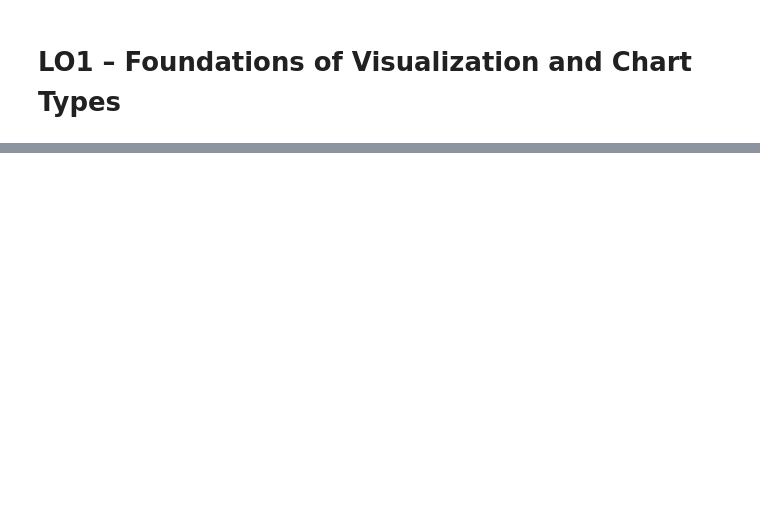
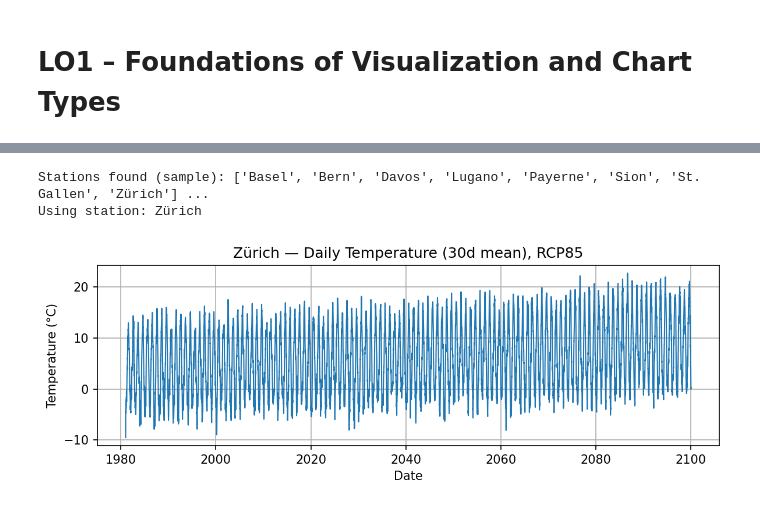
Before and after one commit to rodrigourech/gdv, a Jupyter notebook: notebooks/LO1 – Foundations of Visualization and Chart Types.ipynb, the cells around one changed output, grey strips where cells are left out. Cells and saved outputs as stored; diff of their text form; code cells hidden in the pictures; blank space fills up the shorter version.

```diff
--- a/notebooks/LO1 – Foundations of Visualization and Chart Types.ipynb
+++ b/notebooks/LO1 – Foundations of Visualization and Chart Types.ipynb
@@ -146,0 +30,44 @@ plt.show()
+# %%
+tas45 = load_climate_csv(FILES["tas_RCP45"], var_hint="tas")
+tas85 = load_climate_csv(FILES["tas_RCP85"], var_hint="tas")
+pr45  = load_climate_csv(FILES["pr_RCP45"],  var_hint="pr")
+pr85  = load_climate_csv(FILES["pr_RCP85"],  var_hint="pr")
+
+tas = pd.concat([tas45, tas85], ignore_index=True)
+pr  = pd.concat([pr45, pr85], ignore_index=True)
+
+# pick station (use preferred if available, else first)
+all_stations = (
+    tas["station"].dropna().unique().tolist() +
+    pr["station"].dropna().unique().tolist()
+)
+all_stations = [s for s in all_stations if isinstance(s, str)]
+chosen_station = next((s for s in all_stations if PREFERRED_STATION.lower() in s.lower()),
+                      (all_stations[0] if all_stations else "Unknown"))
+
+print("Stations found (sample):", sorted(list(set(all_stations)))[:10], "...")
+print("Using station:", chosen_station)
+
+tas_s = tas[tas["station"] == chosen_station].dropna(subset=["value"]).sort_values("date")
+pr_s  = pr[pr["station"] == chosen_station].dropna(subset=["value"]).sort_values("date")
+
+assert len(tas_s) > 0, "No temperature data for the chosen station."
+assert len(pr_s)  > 0, "No precipitation data for the chosen station."
+# %% [output]
+Stations found (sample): ['Basel', 'Bern', 'Davos', 'Lugano', 'Payerne', 'Sion', 'St. Gallen', 'Zürich'] ...
+Using station: Zürich
+# %%
+fig, ax = plt.subplots(figsize=(8,3))
+
+scen = "RCP85"
+d = tas_s[tas_s["scenario"] == scen].copy()
+d["tas_roll30"] = d["value"].rolling(30, min_periods=1).mean()
+
+ax.plot(d["date"], d["tas_roll30"], linewidth=1)
+ax.set_title(f"{chosen_station} — Daily Temperature (30d mean), {scen}")
+ax.set_xlabel("Date")
+ax.set_ylabel("Temperature (°C)")
+fig.tight_layout()
+plt.show()
+# %% [output]
+[figure, added]
```
Also changed, not shown: parts of 9 cells of this notebook.
